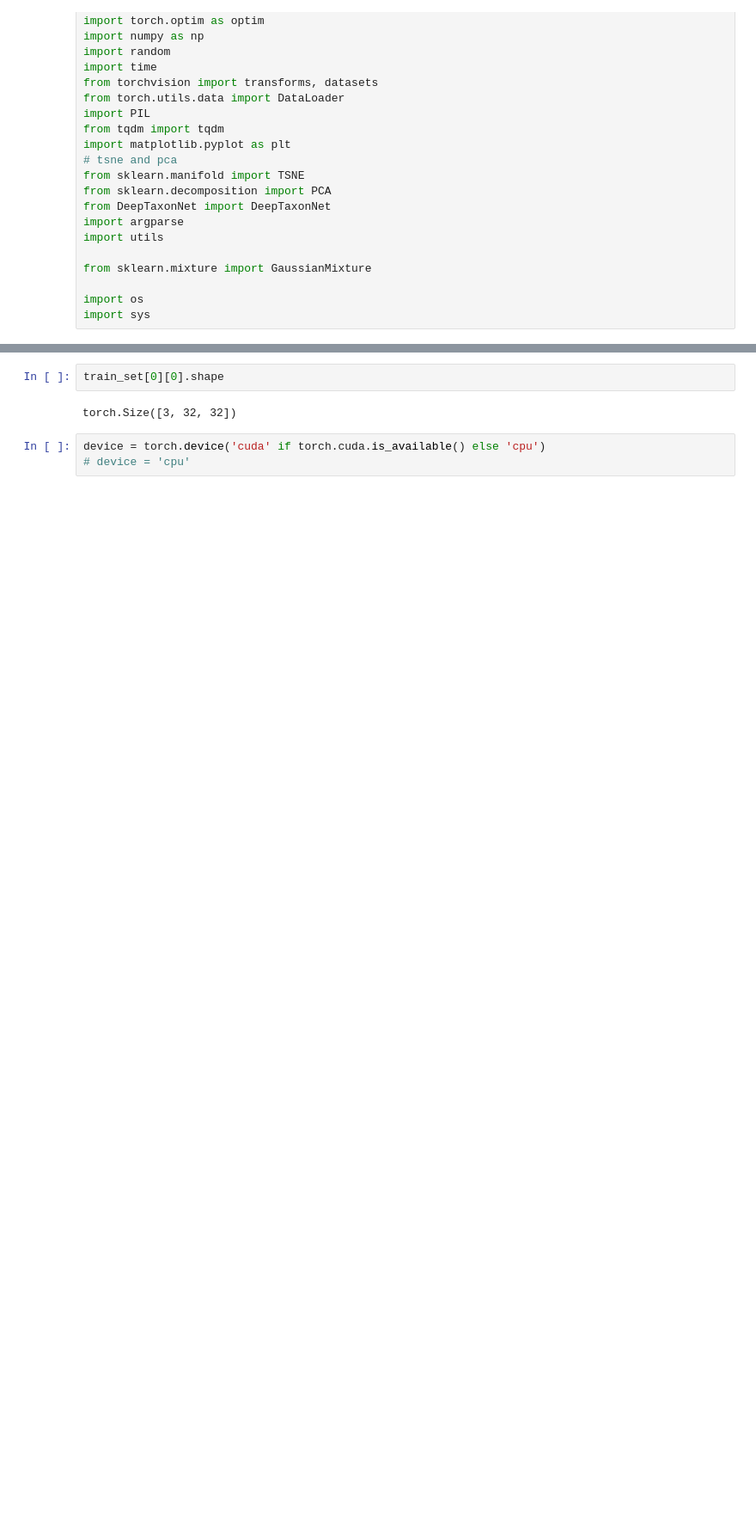
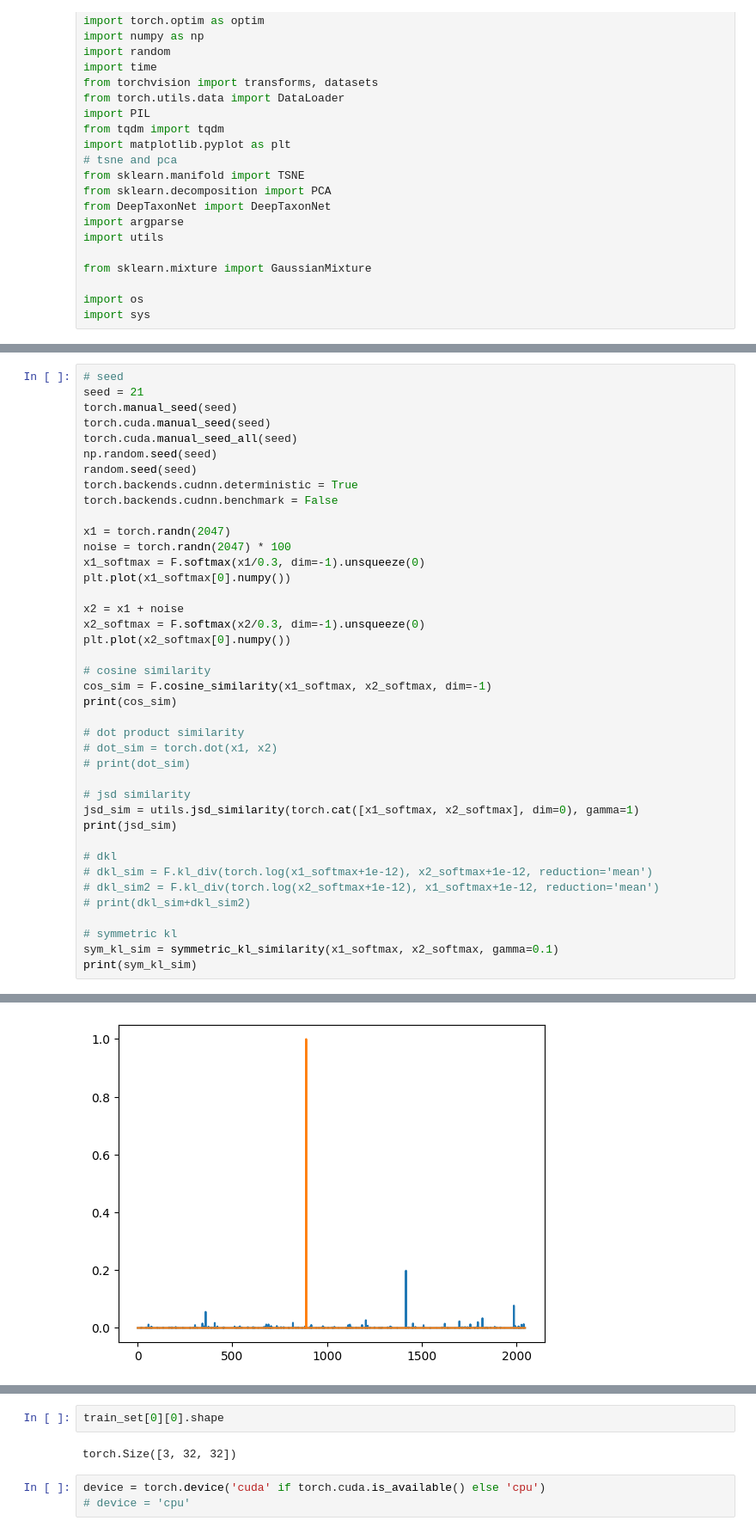
Before and after one commit to Teachable-AI-Lab/unsupervised-prototypes, a Jupyter notebook: GMM-exp.ipynb, the cells around one changed output, grey strips where cells are left out. Shown at 86% size. Drawn from its saved outputs; the diff is of its cells as text; blank space fills up the shorter version.

```diff
--- a/GMM-exp.ipynb
+++ b/GMM-exp.ipynb
@@ -27,0 +105,41 @@ import sys
+# %%
+# seed
+seed = 21
+torch.manual_seed(seed)
+torch.cuda.manual_seed(seed)
+torch.cuda.manual_seed_all(seed)
+np.random.seed(seed)
+random.seed(seed)
+torch.backends.cudnn.deterministic = True
+torch.backends.cudnn.benchmark = False
+
+x1 = torch.randn(2047)
+noise = torch.randn(2047) * 100
+x1_softmax = F.softmax(x1/0.3, dim=-1).unsqueeze(0)
+plt.plot(x1_softmax[0].numpy())
+
+x2 = x1 + noise
+x2_softmax = F.softmax(x2/0.3, dim=-1).unsqueeze(0)
+plt.plot(x2_softmax[0].numpy())
+
+# cosine similarity
+cos_sim = F.cosine_similarity(x1_softmax, x2_softmax, dim=-1)
+print(cos_sim)
+
+# dot product similarity
+# dot_sim = torch.dot(x1, x2)
+# print(dot_sim)
+
+# jsd similarity
+jsd_sim = utils.jsd_similarity(torch.cat([x1_softmax, x2_softmax], dim=0), gamma=1)
+print(jsd_sim)
+
+# dkl
+# dkl_sim = F.kl_div(torch.log(x1_softmax+1e-12), x2_softmax+1e-12, reduction='mean')
+# dkl_sim2 = F.kl_div(torch.log(x2_softmax+1e-12), x1_softmax+1e-12, reduction='mean')
+# print(dkl_sim+dkl_sim2)
+
+# symmetric kl
+sym_kl_sim = symmetric_kl_similarity(x1_softmax, x2_softmax, gamma=0.1)
+print(sym_kl_sim)
+# %% [output]
@@ -27,0 +151 @@ import sys
+[figure, added]
```
Also changed, not shown: parts of 6 cells of this notebook, 26 other files.
